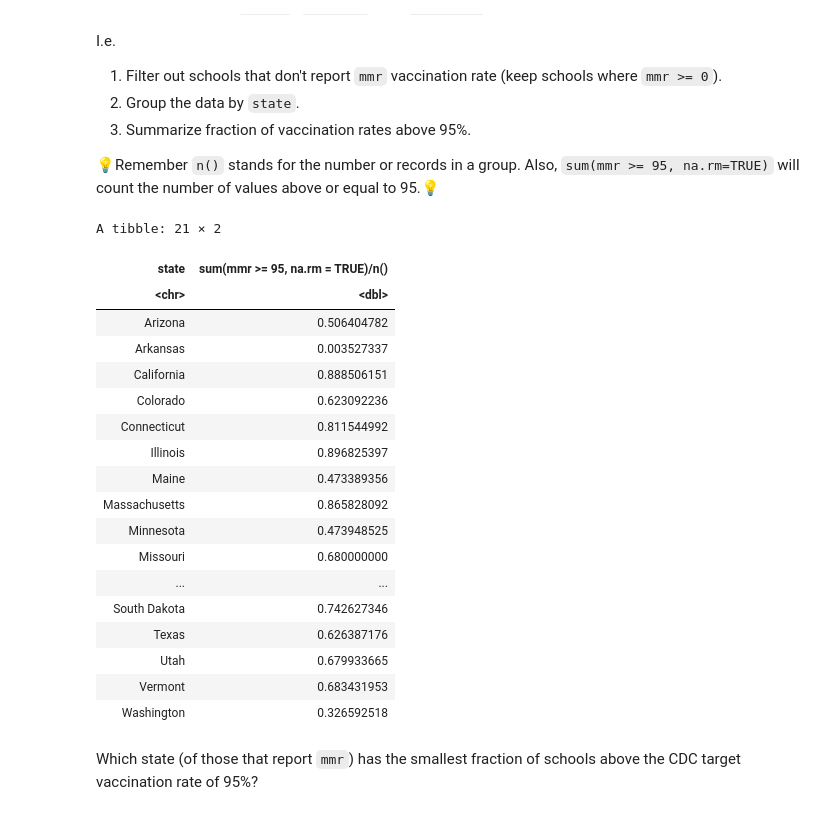
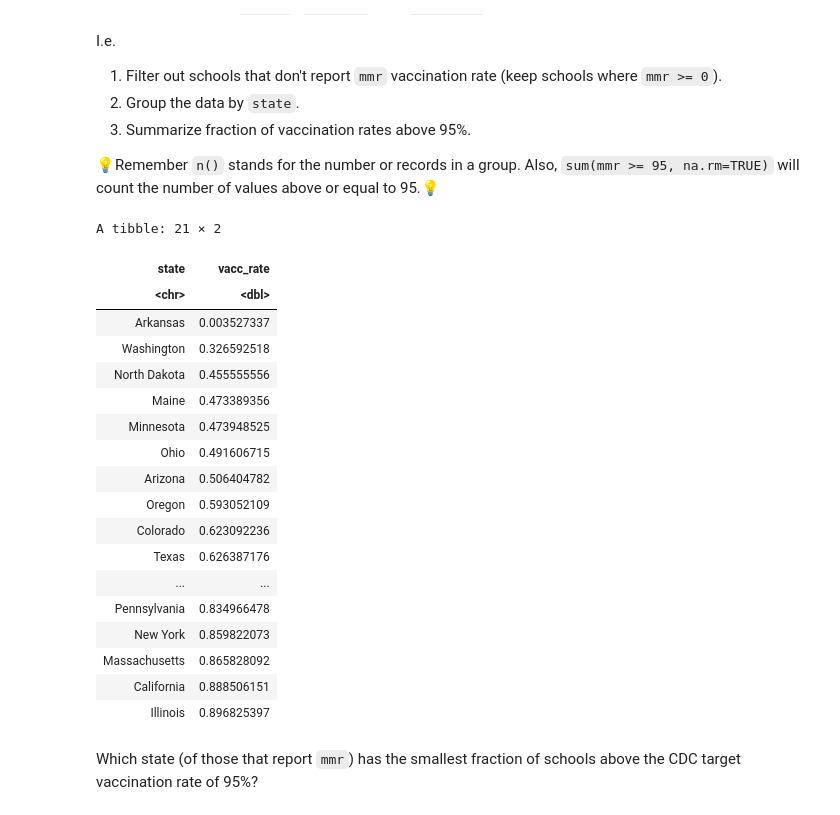
Before and after one commit to rcjones9/BIOS512-Assignments, a Jupyter notebook: 04_BIOS512_assignment.ipynb, the cells around one changed output. Drawn from its saved outputs; the diff is of its cells as text; code cells hidden in the pictures.

```diff
--- a/04_BIOS512_assignment.ipynb
+++ b/04_BIOS512_assignment.ipynb
@@ -53,32 +62,33 @@ I.e.
 # %%
 df_vacc_rates =
 meaz |>
     group_by(state) |>
     select(mmr, state) |>
     filter(mmr >= 0) |>
-    summarize(sum(mmr >= 95, na.rm=TRUE) / n())
+    summarize(vacc_rate = sum(mmr >= 95, na.rm=TRUE) / n()) |>
+    arrange (vacc_rate)
 
 df_vacc_rates
 # %% [output]
 A tibble: 21 × 2
-| state | sum(mmr >= 95, na.rm = TRUE)/n() |
+| state | vacc_rate |
 | <chr> | <dbl> |
+| Arkansas | 0.003527337 |
+| Washington | 0.326592518 |
+| North Dakota | 0.455555556 |
+| Maine | 0.473389356 |
+| Minnesota | 0.473948525 |
+| Ohio | 0.491606715 |
 | Arizona | 0.506404782 |
-| Arkansas | 0.003527337 |
+| Oregon | 0.593052109 |
+| Colorado | 0.623092236 |
+| Texas | 0.626387176 |
+| ... | ... |
+| Pennsylvania | 0.834966478 |
+| New York | 0.859822073 |
+| Massachusetts | 0.865828092 |
 | California | 0.888506151 |
-| Colorado | 0.623092236 |
-| Connecticut | 0.811544992 |
 | Illinois | 0.896825397 |
-| Maine | 0.473389356 |
-| Massachusetts | 0.865828092 |
-| Minnesota | 0.473948525 |
-| Missouri | 0.680000000 |
-| ... | ... |
-| South Dakota | 0.742627346 |
-| Texas | 0.626387176 |
-| Utah | 0.679933665 |
-| Vermont | 0.683431953 |
-| Washington | 0.326592518 |
 # %% [markdown]
 Which state (of those that report `mmr`) has the smallest fraction of schools above the CDC target vaccination rate of 95%?
 # %% [markdown]
```
Also changed, not shown: parts of 8 cells of this notebook.
